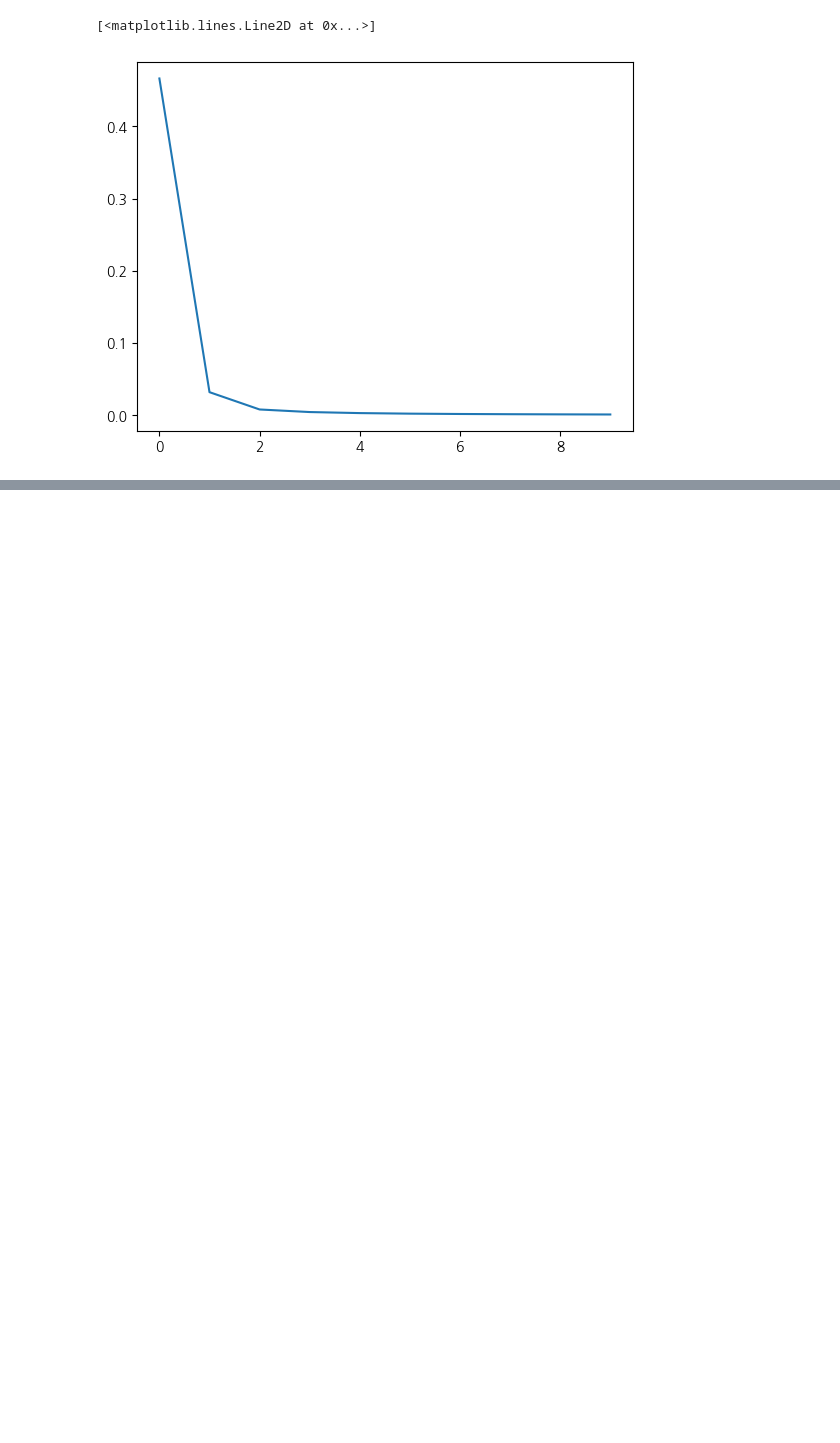
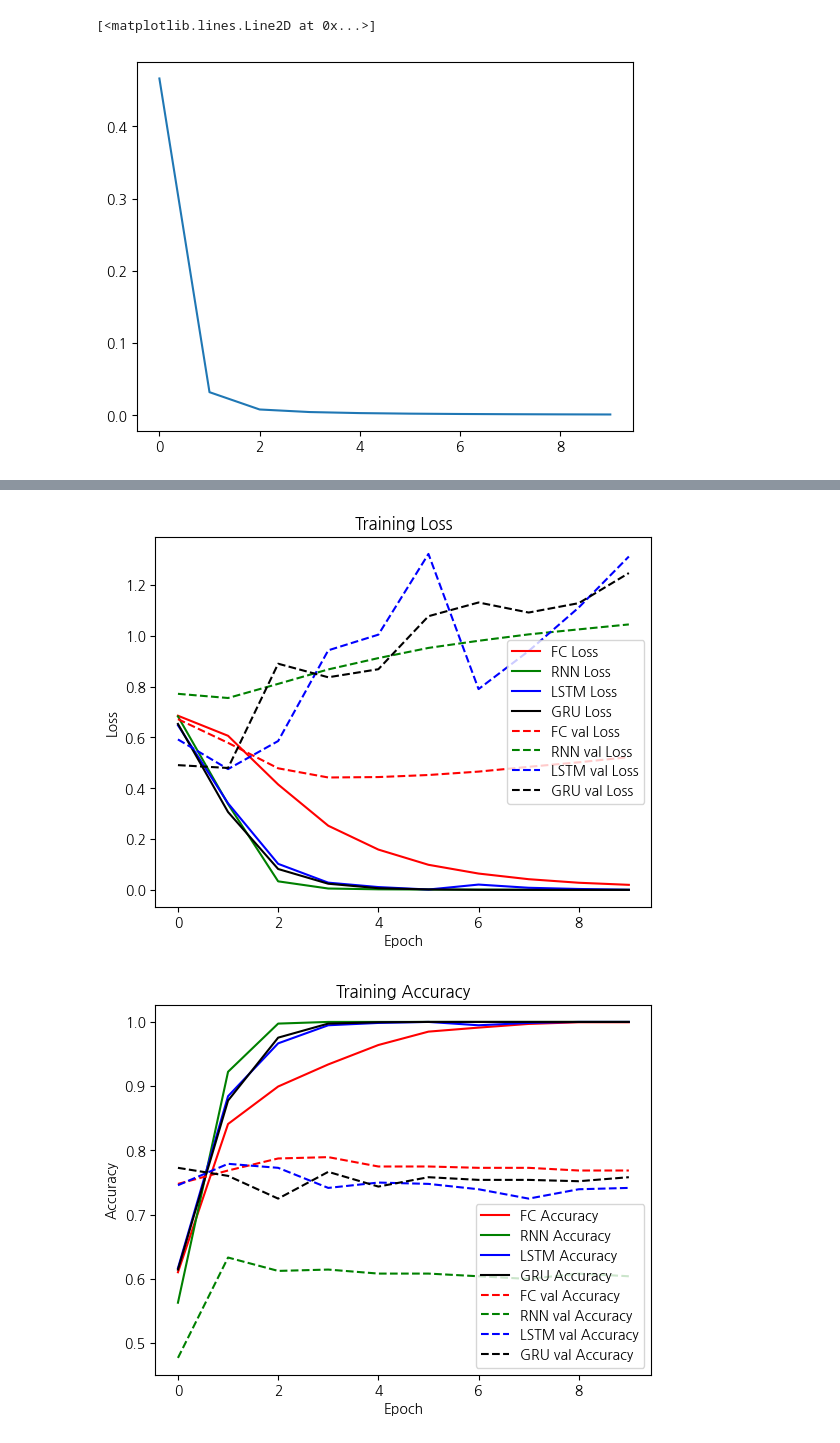
Before and after one commit to MooyeongJoo/maxwell1, a Jupyter notebook: week12_nsmc_lstm.ipynb, the cells around one changed output, grey strips where cells are left out. Saved outputs shown, nothing was run; the diff lists cells and outputs as text; code cells hidden in the pictures; blank space fills up the shorter version.

```diff
--- a/week12_nsmc_lstm.ipynb
+++ b/week12_nsmc_lstm.ipynb
@@ -194,18 +241,38 @@ history_lstm = model_lstm.fit(X_train, y_train, validation_split=0.2, epochs=10,
 model_gru.compile(optimizer='adam', loss='binary_crossentropy', metrics=['accuracy'])
 
 history_gru = model_gru.fit(X_train, y_train, validation_split=0.2, epochs=10, batch_size=32, verbose=0)
-# %%
-model_con.compile(optimizer='adam', loss='binary_crossentropy', metrics=['accuracy'])
-# Removed the incorrect fit call
-# history = model.fit(X_train, y_train, validation_split=0.2, epochs=10, batch_size=32, verbose=0)
-# %%
-
-# %%
-model_rnn.compile(optimizer='adam', loss='binary_crossentropy', metrics=['accuracy'])
-# Corrected fit call to use model_rnn
-history_rnn = model_rnn.fit(X_train, y_train, validation_split=0.2, epochs=10, batch_size=32, verbose=0)
-# %%
-
-# %%
-# Fit the corrected model_con
-history_con = model_con.fit(X_train, y_train, validation_split=0.2, epochs=10, batch_size=32, verbose=0)
+# %%
+plt.plot(history_fc.history['loss'],'r', label='FC Loss')
+plt.plot(history_rnn.history['loss'],'g', label='RNN Loss')
+plt.plot(history_lstm.history['loss'], 'b',label='LSTM Loss')
+plt.plot(history_gru.history['loss'],'k', label='GRU Loss')
+
+plt.plot(history_fc.history['val_loss'],'r--', label='FC val Loss')
+plt.plot(history_rnn.history['val_loss'],'g--', label='RNN val Loss')
+plt.plot(history_lstm.history['val_loss'],'b--', label='LSTM val Loss')
+plt.plot(history_gru.history['val_loss'],'k--', label='GRU val Loss')
+#plt.plot(history_con.history['loss'], label='CNN Loss')
+plt.title('Training Loss')
+plt.xlabel('Epoch')
+plt.ylabel('Loss')
+plt.legend()
+plt.show()
+
+plt.plot(history_fc.history['accuracy'],'r', label='FC Accuracy')
+plt.plot(history_rnn.history['accuracy'],'g', label='RNN Accuracy')
+plt.plot(history_lstm.history['accuracy'],'b', label='LSTM Accuracy')
+plt.plot(history_gru.history['accuracy'],'k', label='GRU Accuracy')
+
+plt.plot(history_fc.history['val_accuracy'],'r--', label='FC val Accuracy')
+plt.plot(history_rnn.history['val_accuracy'],'g--', label='RNN val Accuracy')
+plt.plot(history_lstm.history['val_accuracy'],'b--', label='LSTM val Accuracy')
+plt.plot(history_gru.history['val_accuracy'],'k--', label='GRU val Accuracy')
+#plt.plot(history_con.history['accuracy'], label='CNN Accuracy')
+plt.title('Training Accuracy')
+plt.xlabel('Epoch')
+plt.ylabel('Accuracy')
+plt.legend()
+plt.show()
+# %% [output]
+[figure, added]
+[figure, added]
```
Also changed, not shown: parts of 5 cells of this notebook.
